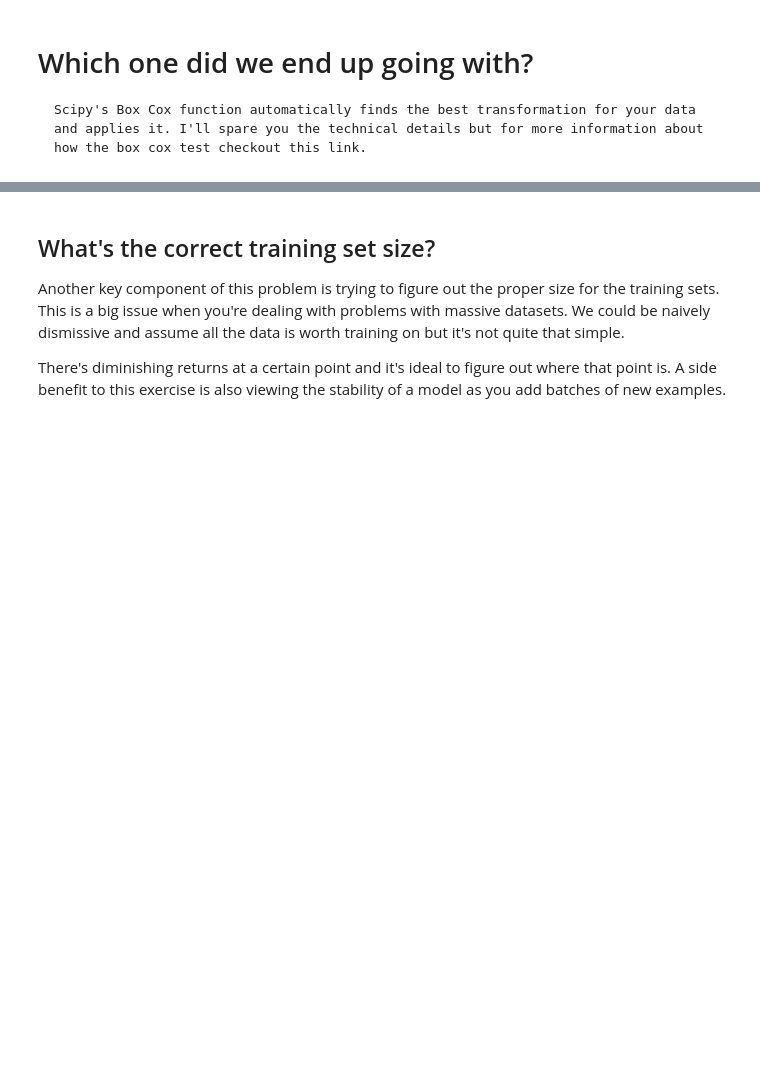
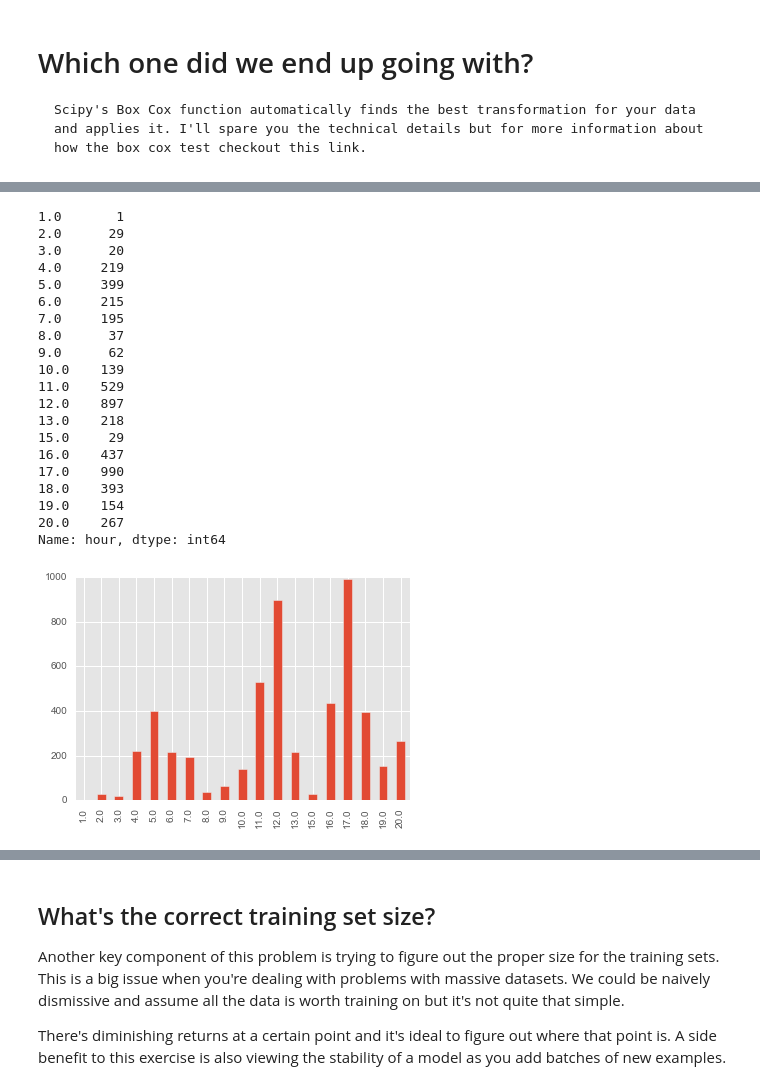
Before and after one commit to asharma567/multiclass_with_major_class_imbalance, a Jupyter notebook: analysis.ipynb, the cells around one changed output, grey strips where cells are left out. Cells and saved outputs as stored; diff of their text form; code cells hidden in the pictures; blank space fills up the shorter version.

```diff
--- a/analysis.ipynb
+++ b/analysis.ipynb
@@ -804,0 +792,26 @@ plot_transformation(boxcox_xtrain_hour, 'Post Box Cox Test')
+# %%
+#highlight the tails with blue
+x_train.hour.value_counts().sort_index().plot(kind='bar')
+x_train.hour.value_counts().sort_index()
+# %% [output]
+1.0       1
+2.0      29
+3.0      20
+4.0     219
+5.0     399
+6.0     215
+7.0     195
+8.0      37
+9.0      62
+10.0    139
+11.0    529
+12.0    897
+13.0    218
+15.0     29
+16.0    437
+17.0    990
+18.0    393
+19.0    154
+20.0    267
+Name: hour, dtype: int64
+[figure, added]
```
Also changed, not shown: parts of 19 cells of this notebook.
